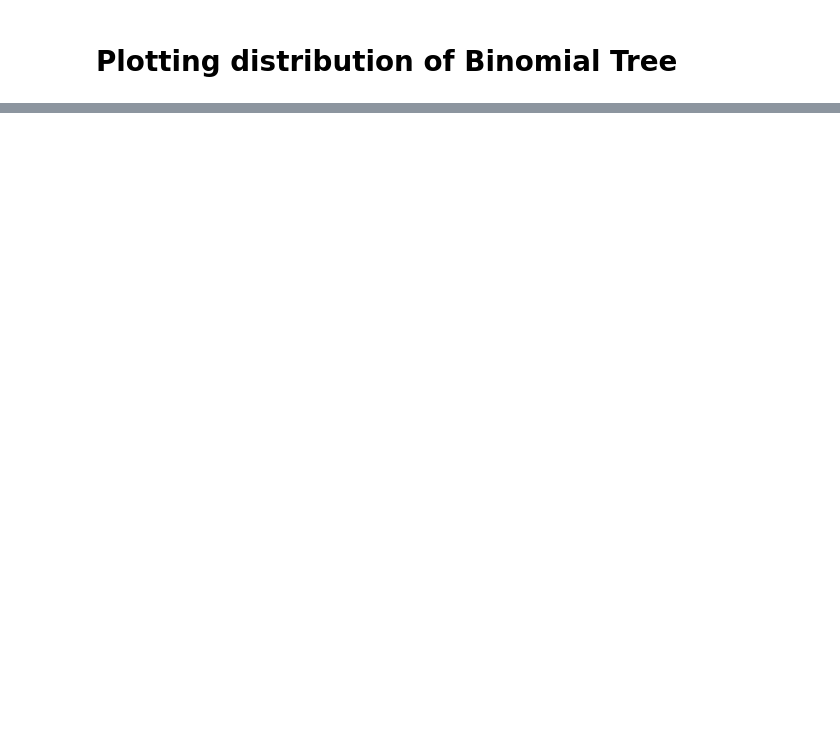
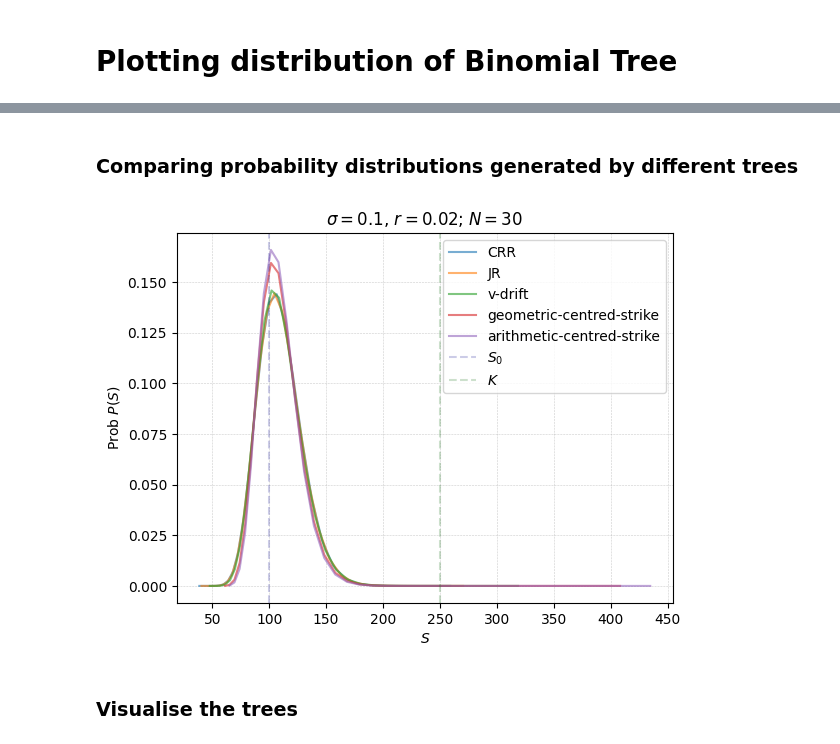
Before and after one commit to ccjeremylo/FinEng-in-IRFX, a Jupyter notebook: src/python/Lecture1/binomial_tree_distribution.ipynb, the cells around one changed output, grey strips where cells are left out. Drawn from its saved outputs; the diff is of its cells as text; code cells hidden in the pictures; blank space fills up the shorter version.

Commit message:
issue #17: plotted out tree strutures

```diff
--- a/src/python/Lecture1/binomial_tree_distribution.ipynb
+++ b/src/python/Lecture1/binomial_tree_distribution.ipynb
@@ -13,23 +15,24 @@ print(fe.L1_riskNeutralProb.__doc__)
 S0 = 100.0
 sigma = 0.1
 T = 3.0
-K = 125.0
+K = 250.0
 r = 0.02
 N = 30
-
-BTree_CRR = bt.BinomialTree(S0, sigma, r, K, T, N, "CRR")
-print("CRR:   ", BTree_CRR.U)
-BTree_JR = bt.BinomialTree(S0, sigma, r, K, T, N, "JR")
-print("CRR:   ", BTree_JR.U)
-BTree_vdrift = bt.BinomialTree(S0, sigma, r, K, T, N, "v-drift")
-print("v-drift: ", BTree_vdrift.U)
-BTree_g = bt.BinomialTree(S0, sigma, r, K, T, N, "geometric-centred-strike")
-print("Geo:   ", BTree_g.U)
-BTree_a = bt.BinomialTree(S0, sigma, r, K, T, N, "arithmetic-centred-strike")
-print("arith: ", BTree_a.U)
+# %%
+tree_styles = [
+    "CRR",
+    "JR",
+    "v-drift",
+    "geometric-centred-strike",
+    "arithmetic-centred-strike",
+]
+BTrees = [bt.BinomialTree(S0, sigma, r, K, T, N, style) for style in tree_styles]
+# %% [markdown]
+### Comparing probability distributions generated by different trees
 # %%
 def prob_dist(Tree):
     range = np.arange(Tree.N + 1)
-    S_Ti = [Tree.S_T(i) for i in range]
+    S_Ti = [Tree.S_T(i, Tree.N) for i in range]
     Q_Ti = [Tree.prob(i) for i in range]
+    assert abs(sum(Q_Ti) - 1.0) < 1e-7, f"Total prob {sum(Q_Ti)} does not equal to 1"
     return S_Ti, Q_Ti
@@ -40,7 +39,23 @@ prob_dist_list = [[prob_dist(t)] for t in Tree_list]
+# %%
+prob_dist_list = [prob_dist(Tree) for Tree in BTrees]
 # %%
 plt.figure()
 for i, pd in enumerate(prob_dist_list):
-    plt.plot(pd[0][0], pd[0][1], ".--", label=str(i))
+    plt.plot(pd[0], pd[1], "-", label=tree_styles[i], alpha=0.6)
+plt.axvline(
+    x=S0, color="darkblue", linestyle="--", label="$S_0$", alpha=0.2, linewidth=1.5
+)
+plt.axvline(
+    x=K, color="darkgreen", linestyle="--", label="$K$", alpha=0.2, linewidth=1.5
+)
 plt.legend()
-plt.grid(color="grey", linewidth=0.2, linestyle="--")
+plt.grid(color="grey", linewidth=0.4, linestyle="--", alpha=0.4)
+# plt.ylim([0,0.2])
+plt.xlabel(r"$S$")
+plt.ylabel("Prob $P(S)$")
+plt.title(rf"$\sigma=${sigma}, $r=${r}; $N=${N}")
 plt.show()
+# %% [output]
+[figure, added]
+# %% [markdown]
+### Visualise the trees
```
Also changed, not shown: parts of 8 cells of this notebook, 1 other file.
